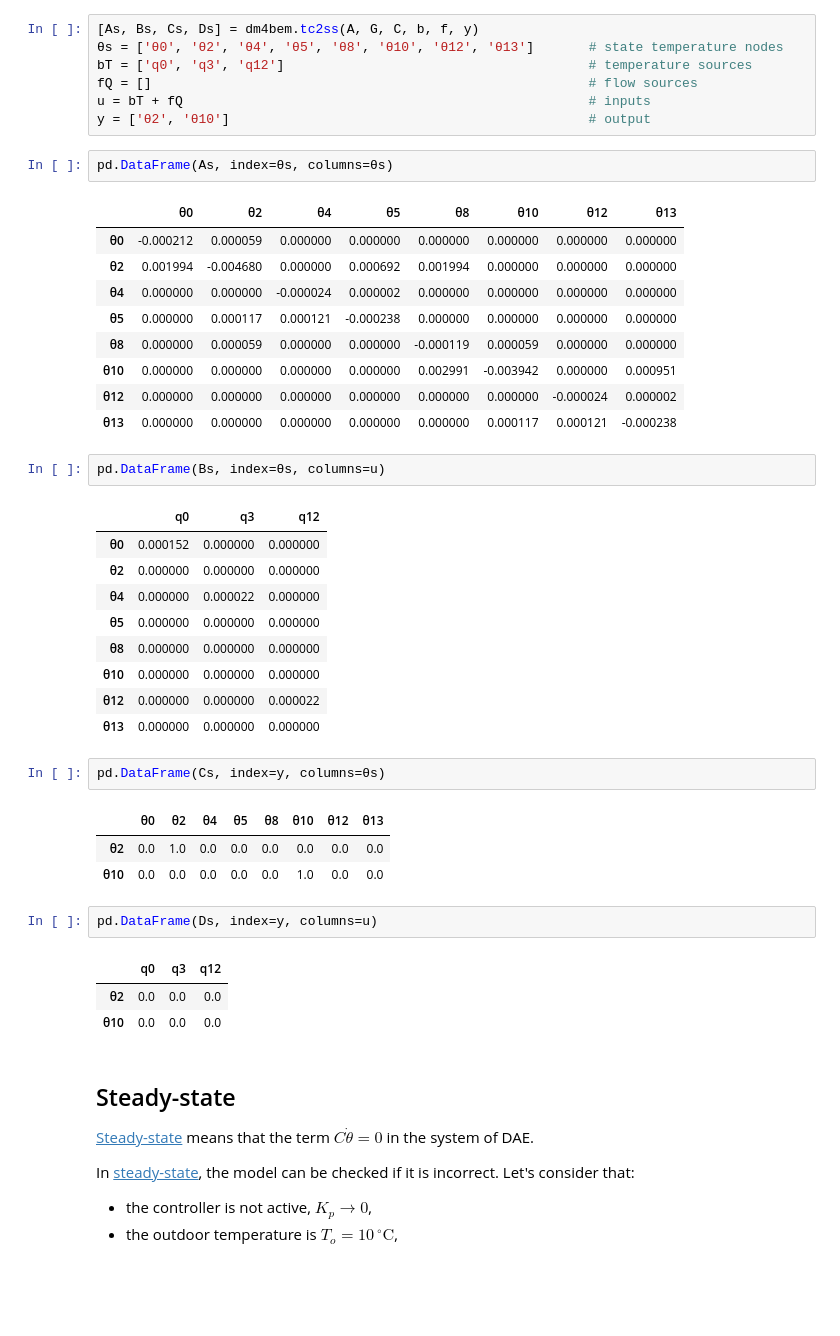
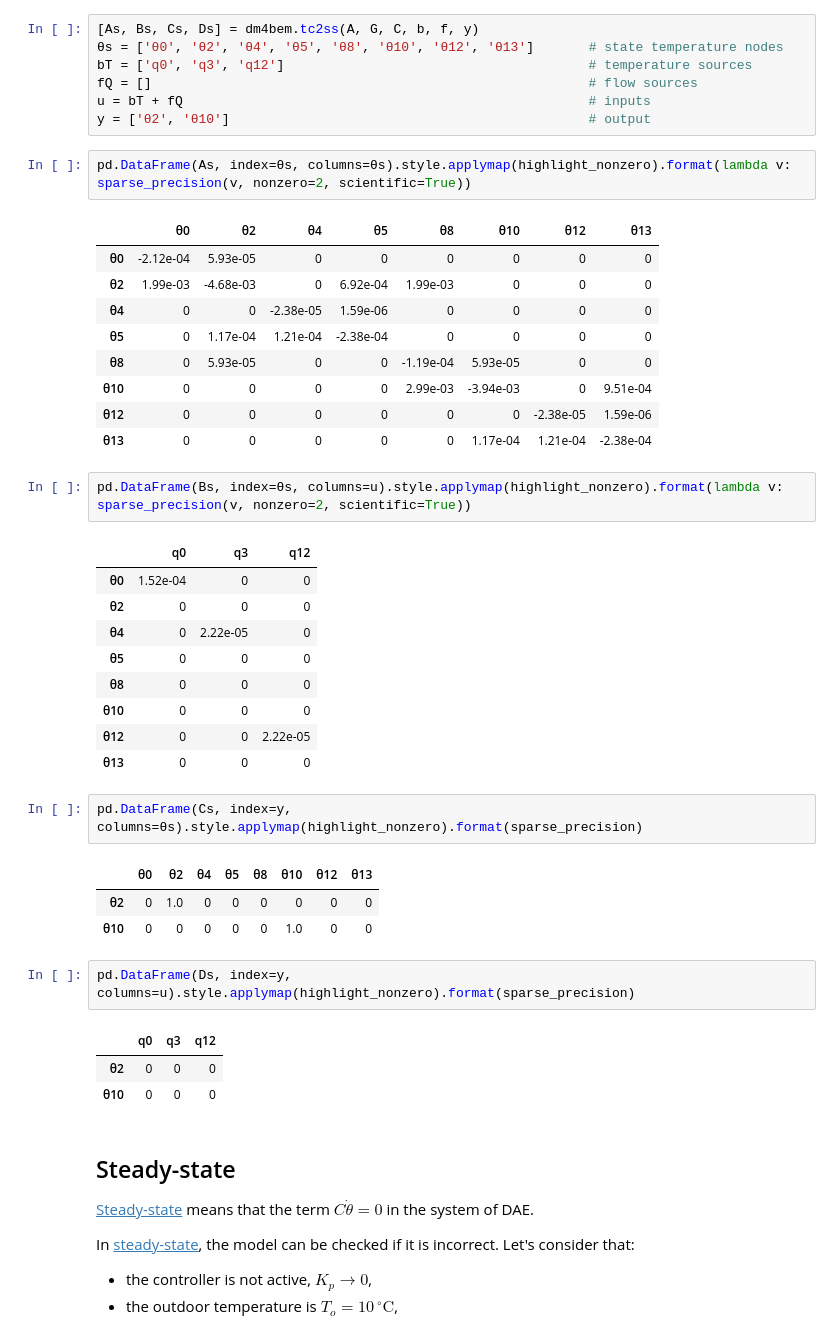
Before and after one commit to gubleet1/dm4bem-project, a Jupyter notebook: 00_Project_Etienne-Gubler.ipynb, the cells around one changed output. Drawn from its saved outputs; the diff is of its cells as text; blank space fills up the shorter version.

```diff
--- a/00_Project_Etienne-Gubler.ipynb
+++ b/00_Project_Etienne-Gubler.ipynb
@@ -672,41 +672,41 @@ fQ = []                                                        # flow sources
 u = bT + fQ                                                    # inputs
 y = ['θ2', 'θ10']                                              # output
 # %%
-pd.DataFrame(As, index=θs, columns=θs)
+pd.DataFrame(As, index=θs, columns=θs).style.applymap(highlight_nonzero).format(lambda v: sparse_precision(v, nonzero=2, scientific=True))
 # %% [output]
 |  | θ0 | θ2 | θ4 | θ5 | θ8 | θ10 | θ12 | θ13 |
-| θ0 | -0.000212 | 0.000059 | 0.000000 | 0.000000 | 0.000000 | 0.000000 | 0.000000 | 0.000000 |
-| θ2 | 0.001994 | -0.004680 | 0.000000 | 0.000692 | 0.001994 | 0.000000 | 0.000000 | 0.000000 |
-| θ4 | 0.000000 | 0.000000 | -0.000024 | 0.000002 | 0.000000 | 0.000000 | 0.000000 | 0.000000 |
-| θ5 | 0.000000 | 0.000117 | 0.000121 | -0.000238 | 0.000000 | 0.000000 | 0.000000 | 0.000000 |
-| θ8 | 0.000000 | 0.000059 | 0.000000 | 0.000000 | -0.000119 | 0.000059 | 0.000000 | 0.000000 |
-| θ10 | 0.000000 | 0.000000 | 0.000000 | 0.000000 | 0.002991 | -0.003942 | 0.000000 | 0.000951 |
-| θ12 | 0.000000 | 0.000000 | 0.000000 | 0.000000 | 0.000000 | 0.000000 | -0.000024 | 0.000002 |
-| θ13 | 0.000000 | 0.000000 | 0.000000 | 0.000000 | 0.000000 | 0.000117 | 0.000121 | -0.000238 |
+| θ0 | -2.12e-04 | 5.93e-05 | 0 | 0 | 0 | 0 | 0 | 0 |
+| θ2 | 1.99e-03 | -4.68e-03 | 0 | 6.92e-04 | 1.99e-03 | 0 | 0 | 0 |
+| θ4 | 0 | 0 | -2.38e-05 | 1.59e-06 | 0 | 0 | 0 | 0 |
+| θ5 | 0 | 1.17e-04 | 1.21e-04 | -2.38e-04 | 0 | 0 | 0 | 0 |
+| θ8 | 0 | 5.93e-05 | 0 | 0 | -1.19e-04 | 5.93e-05 | 0 | 0 |
+| θ10 | 0 | 0 | 0 | 0 | 2.99e-03 | -3.94e-03 | 0 | 9.51e-04 |
+| θ12 | 0 | 0 | 0 | 0 | 0 | 0 | -2.38e-05 | 1.59e-06 |
+| θ13 | 0 | 0 | 0 | 0 | 0 | 1.17e-04 | 1.21e-04 | -2.38e-04 |
 # %%
-pd.DataFrame(Bs, index=θs, columns=u)
+pd.DataFrame(Bs, index=θs, columns=u).style.applymap(highlight_nonzero).format(lambda v: sparse_precision(v, nonzero=2, scientific=True))
 # %% [output]
 |  | q0 | q3 | q12 |
-| θ0 | 0.000152 | 0.000000 | 0.000000 |
-| θ2 | 0.000000 | 0.000000 | 0.000000 |
-| θ4 | 0.000000 | 0.000022 | 0.000000 |
-| θ5 | 0.000000 | 0.000000 | 0.000000 |
-| θ8 | 0.000000 | 0.000000 | 0.000000 |
-| θ10 | 0.000000 | 0.000000 | 0.000000 |
-| θ12 | 0.000000 | 0.000000 | 0.000022 |
-| θ13 | 0.000000 | 0.000000 | 0.000000 |
+| θ0 | 1.52e-04 | 0 | 0 |
+| θ2 | 0 | 0 | 0 |
+| θ4 | 0 | 2.22e-05 | 0 |
+| θ5 | 0 | 0 | 0 |
+| θ8 | 0 | 0 | 0 |
+| θ10 | 0 | 0 | 0 |
+| θ12 | 0 | 0 | 2.22e-05 |
+| θ13 | 0 | 0 | 0 |
 # %%
-pd.DataFrame(Cs, index=y, columns=θs)
+pd.DataFrame(Cs, index=y, columns=θs).style.applymap(highlight_nonzero).format(sparse_precision)
 # %% [output]
 |  | θ0 | θ2 | θ4 | θ5 | θ8 | θ10 | θ12 | θ13 |
-| θ2 | 0.0 | 1.0 | 0.0 | 0.0 | 0.0 | 0.0 | 0.0 | 0.0 |
-| θ10 | 0.0 | 0.0 | 0.0 | 0.0 | 0.0 | 1.0 | 0.0 | 0.0 |
+| θ2 | 0 | 1.0 | 0 | 0 | 0 | 0 | 0 | 0 |
+| θ10 | 0 | 0 | 0 | 0 | 0 | 1.0 | 0 | 0 |
 # %%
-pd.DataFrame(Ds, index=y, columns=u)
+pd.DataFrame(Ds, index=y, columns=u).style.applymap(highlight_nonzero).format(sparse_precision)
 # %% [output]
 |  | q0 | q3 | q12 |
-| θ2 | 0.0 | 0.0 | 0.0 |
-| θ10 | 0.0 | 0.0 | 0.0 |
+| θ2 | 0 | 0 | 0 |
+| θ10 | 0 | 0 | 0 |
 # %% [markdown]
 ## Steady-state
 [Steady-state](https://en.m.wikipedia.org/wiki/Steady_state) means that the term $C \dot \theta = 0$ in the system of DAE.
```
